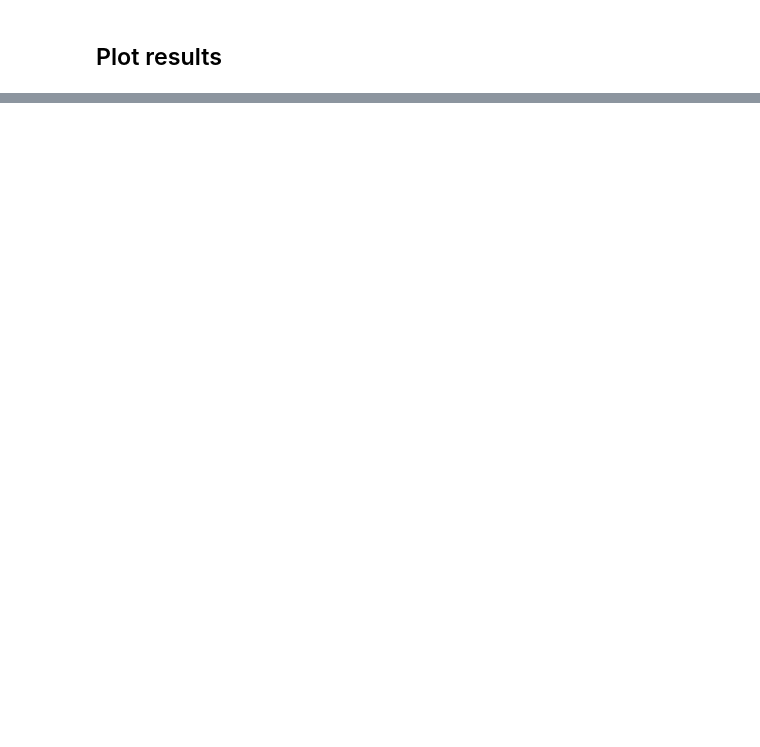
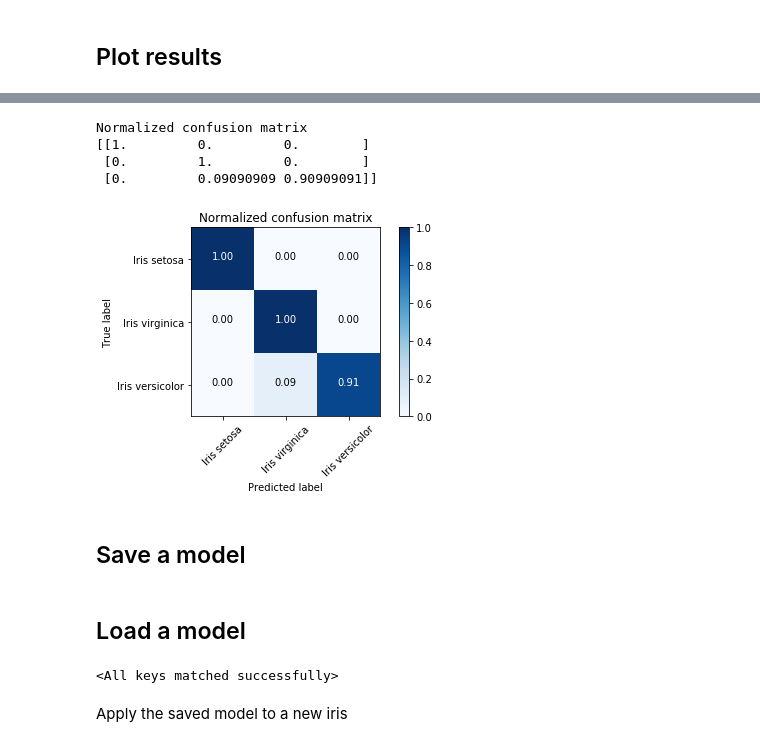
Before and after one commit to MichaelAllen1966/thursday_coding_club_2020, a Jupyter notebook: 04_iris_classification.ipynb, the cells around one changed output, grey strips where cells are left out. Saved outputs shown, nothing was run; the diff lists cells and outputs as text; code cells hidden in the pictures; blank space fills up the shorter version.

```diff
--- a/04_iris_classification.ipynb
+++ b/04_iris_classification.ipynb
@@ -198,0 +265,13 @@ plt.show()
+# %%
+# Plot normalized confusion matrix
+plt.figure()
+plot_confusion_matrix(cnf_matrix, classes=labels, normalize=True,
+                      title='Normalized confusion matrix')
+# %% [output]
+Normalized confusion matrix
+[[1.         0.         0.        ]
+ [0.         1.         0.        ]
+ [0.         0.09090909 0.90909091]]
+[figure, added]
+# %% [markdown]
+## Save a model
@@ -198,0 +280,9 @@ plt.show()
+# %% [markdown]
+## Load a model
+# %%
+new_model = Model()
+new_model.load_state_dict(torch.load('IrisDatasetModel.pt'))
+# %% [output]
+<All keys matched successfully>
+# %% [markdown]
+Apply the saved model to a new iris
```
Also changed, not shown: parts of 10 cells of this notebook, 2 other files.
